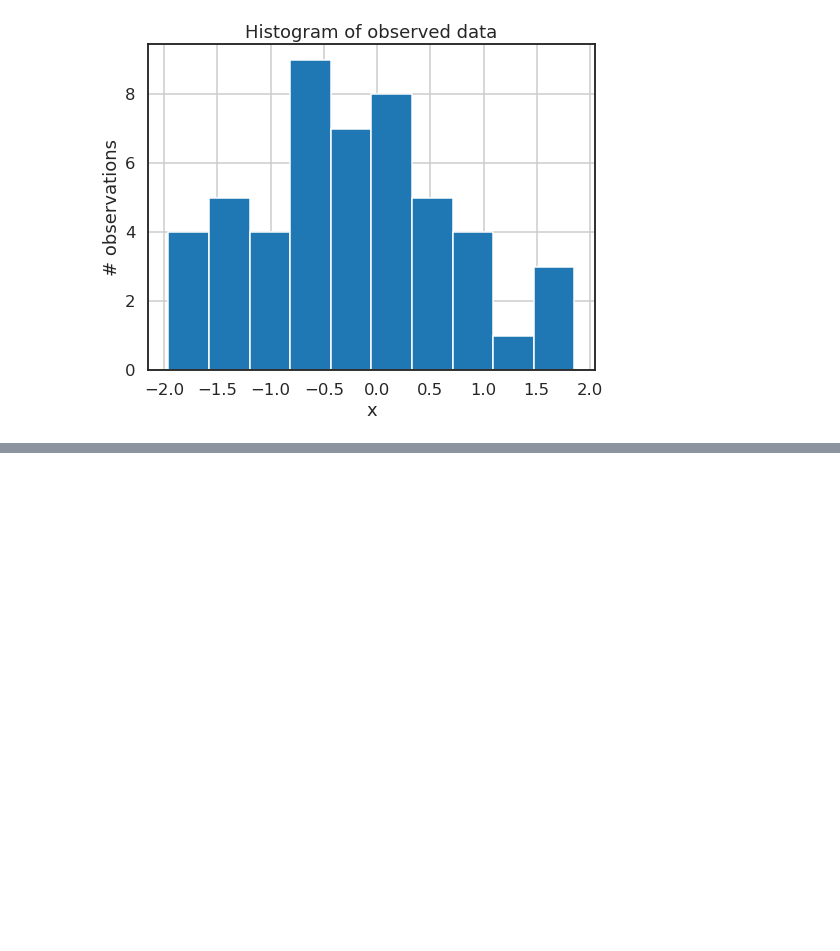
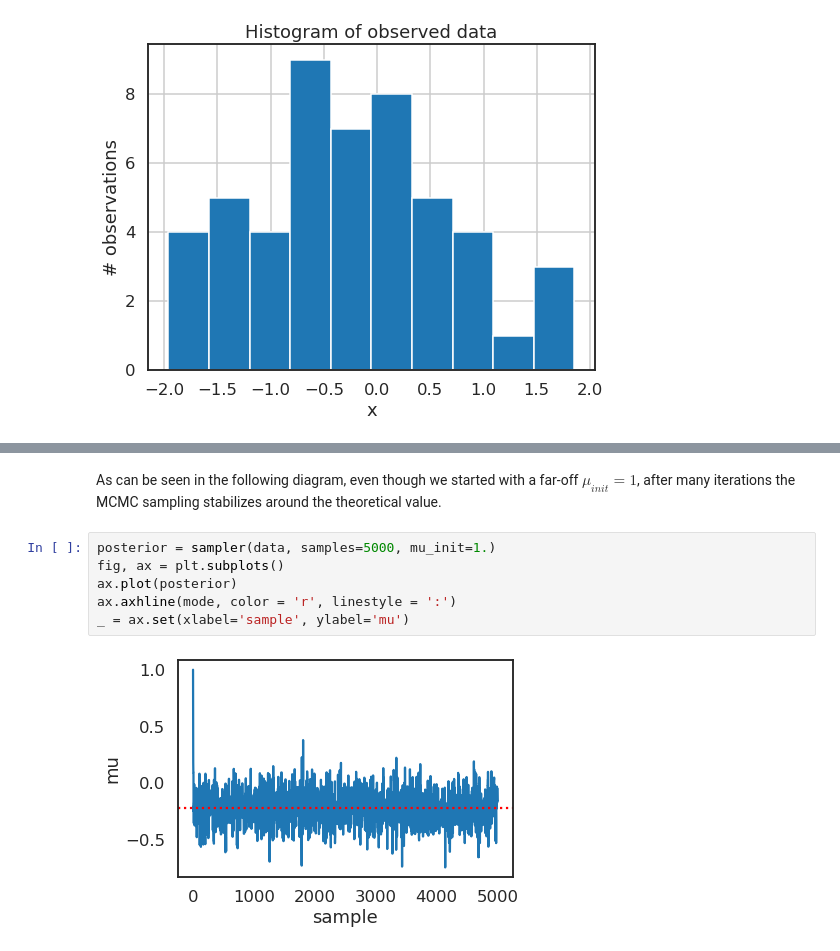
Before and after one commit to franklu2014/data_science_with_airflow, a Jupyter notebook: Simpler_MCMC.ipynb, the cells around one changed output, grey strips where cells are left out. Saved outputs shown, nothing was run; the diff lists cells and outputs as text; blank space fills up the shorter version.

Commit message:
Finish simple_MCMC.ipynb

```diff
--- a/Simpler_MCMC.ipynb
+++ b/Simpler_MCMC.ipynb
@@ -56,0 +171,10 @@ plt.grid()
+# %% [markdown]
+As can be seen in the following diagram, even though we started with a far-off $\mu_{init} = 1$, after many iterations the MCMC sampling stabilizes around the theoretical value.
+# %%
+posterior = sampler(data, samples=5000, mu_init=1.)
+fig, ax = plt.subplots()
+ax.plot(posterior)
+ax.axhline(mode, color = 'r', linestyle = ':')
+_ = ax.set(xlabel='sample', ylabel='mu')
+# %% [output]
+[figure, added]
```
Also changed, not shown: parts of 6 cells of this notebook.
